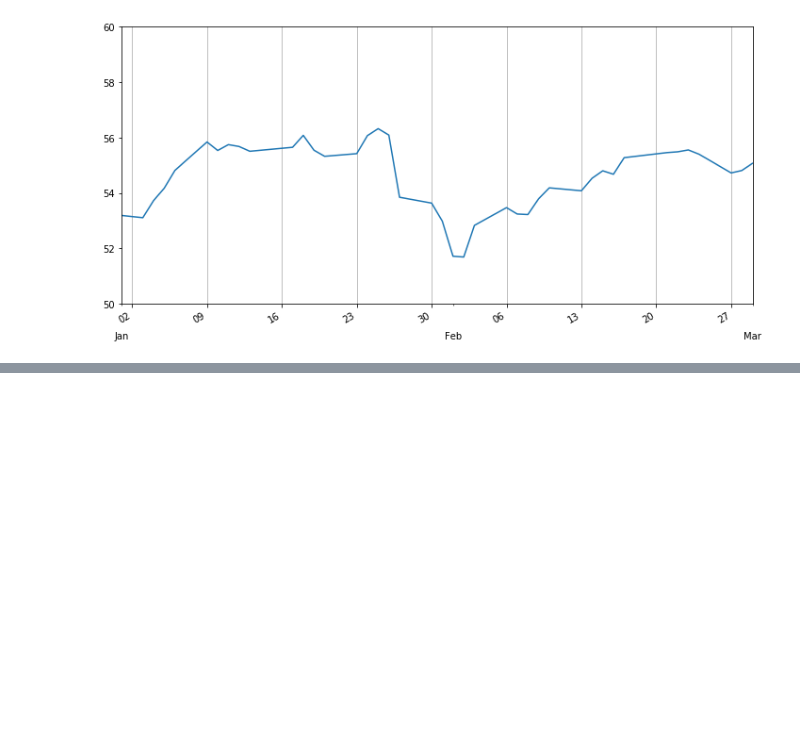
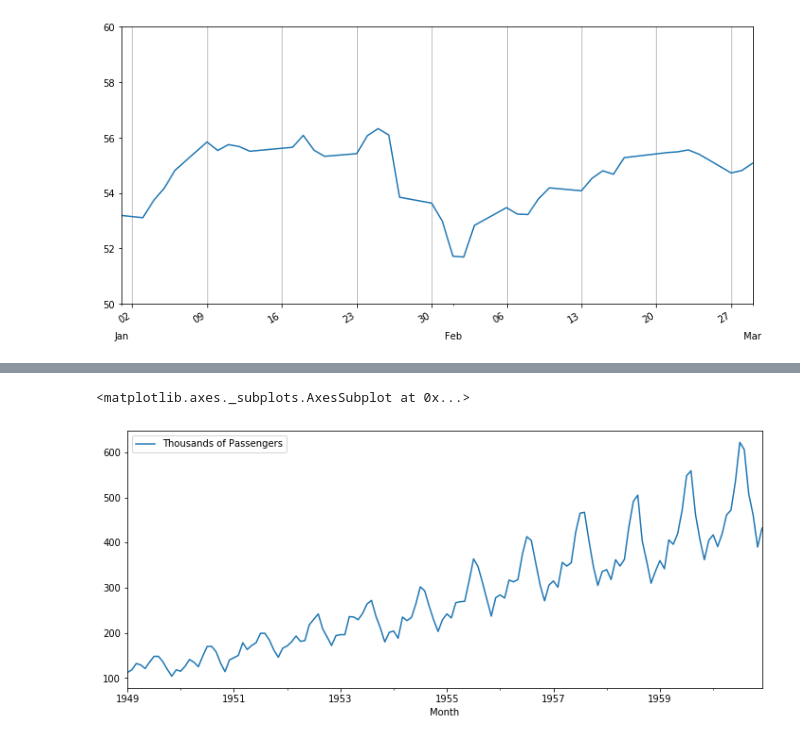
Before and after one commit to christianthieme/Python-for-Time-Series-Data-Analysis, a Jupyter notebook: Pandas for Time Series Analysis.ipynb, the cells around one changed output, grey strips where cells are left out. Saved outputs shown, nothing was run; the diff lists cells and outputs as text; code cells hidden in the pictures; blank space fills up the shorter version.

```diff
--- a/Pandas for Time Series Analysis.ipynb
+++ b/Pandas for Time Series Analysis.ipynb
@@ -318,0 +385,3 @@ ax.xaxis.grid(True)
+# %%
+airline = pd.read_csv(r'C:\Users\chris\OneDrive\Personal Python Projects\UDEMY_TSA_FINAL\Data\airline_passengers.csv', index_col = 'Month', parse_dates= True)
+airline
@@ -318,0 +403,8 @@ ax.xaxis.grid(True)
+# %%
+#can't have any missing data in ETS decomposition
+airline.dropna(inplace= True)
+# %%
+airline.plot()
+# %% [output]
+<matplotlib.axes._subplots.AxesSubplot at 0x...>
+[figure, added]
```
Also changed, not shown: parts of 56 cells of this notebook.
